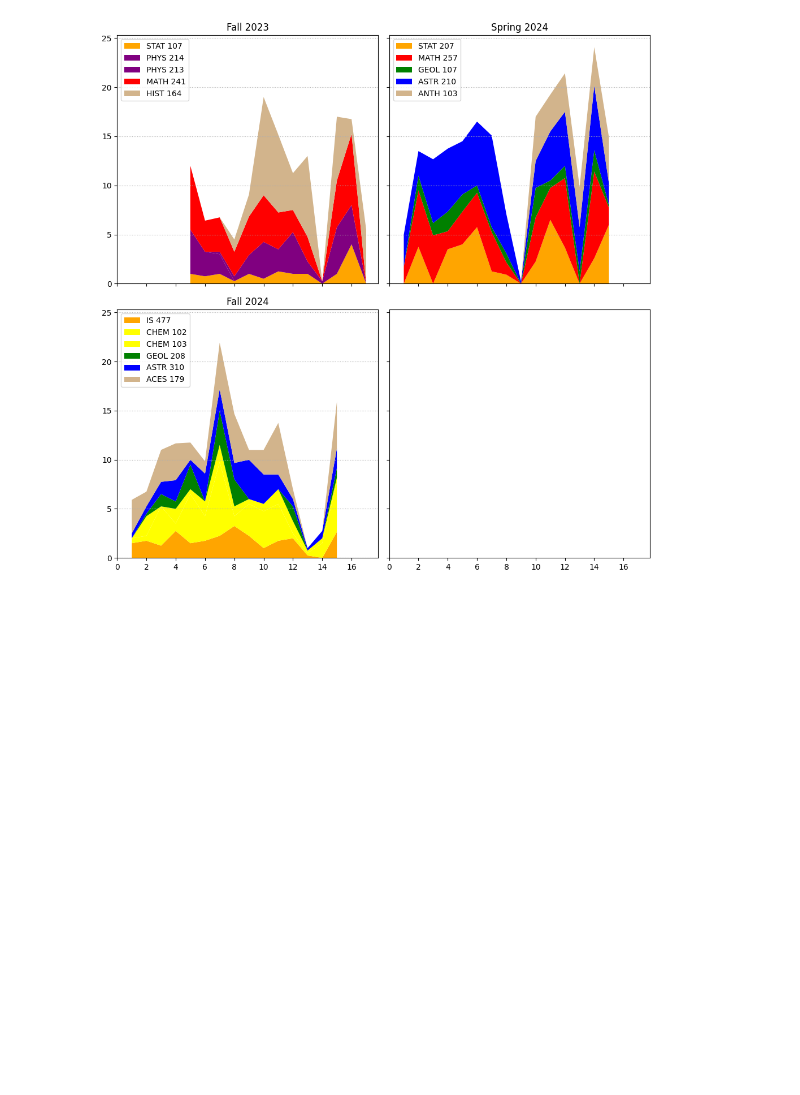
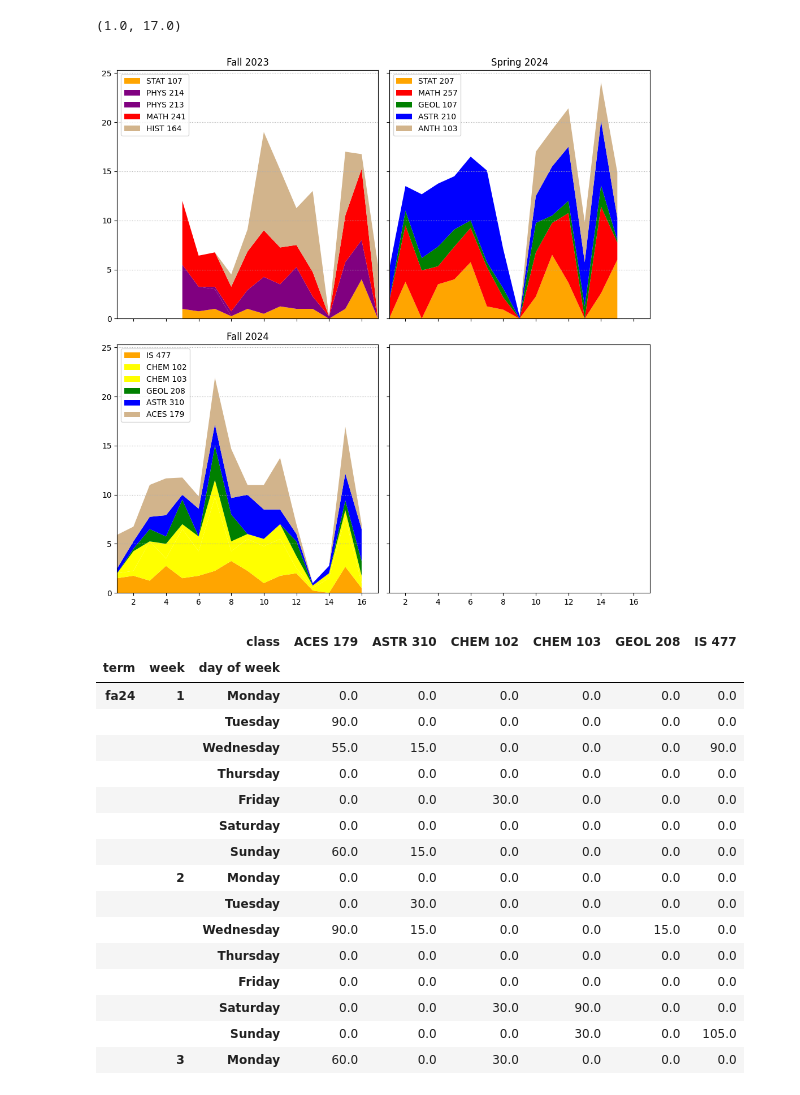
Before and after one commit to ryguy2k4/studytime, a Jupyter notebook: src/stack_plots.ipynb, the cells around one changed output. Cells and saved outputs as stored; diff of their text form; code cells hidden in the pictures; blank space fills up the shorter version.

```diff
--- a/src/stack_plots.ipynb
+++ b/src/stack_plots.ipynb
@@ -48,8 +59,30 @@ fig.align_xlabels()
 ax[0,0].set_xticks(list(range(0,17,2)))
 plt.tight_layout()
 fig.savefig('../results/stackplot_by_class.png')
+plt.xlim(1, 17)
 # %% [output]
+(1.0, 17.0)
-[figure, old version]
+[figure, new version]
+# %%
+fa24.head(15)
+# %% [output]
+|  |  | class | ACES 179 | ASTR 310 | CHEM 102 | CHEM 103 | GEOL 208 | IS 477 |
+| term | week | day of week |  |  |  |  |  |  |
+| fa24 | 1 | Monday | 0.0 | 0.0 | 0.0 | 0.0 | 0.0 | 0.0 |
+|  |  | Tuesday | 90.0 | 0.0 | 0.0 | 0.0 | 0.0 | 0.0 |
+|  |  | Wednesday | 55.0 | 15.0 | 0.0 | 0.0 | 0.0 | 90.0 |
+|  |  | Thursday | 0.0 | 0.0 | 0.0 | 0.0 | 0.0 | 0.0 |
+|  |  | Friday | 0.0 | 0.0 | 30.0 | 0.0 | 0.0 | 0.0 |
+|  |  | Saturday | 0.0 | 0.0 | 0.0 | 0.0 | 0.0 | 0.0 |
+|  |  | Sunday | 60.0 | 15.0 | 0.0 | 0.0 | 0.0 | 0.0 |
+|  | 2 | Monday | 0.0 | 0.0 | 0.0 | 0.0 | 0.0 | 0.0 |
+|  |  | Tuesday | 0.0 | 30.0 | 0.0 | 0.0 | 0.0 | 0.0 |
+|  |  | Wednesday | 90.0 | 15.0 | 0.0 | 0.0 | 15.0 | 0.0 |
+|  |  | Thursday | 0.0 | 0.0 | 0.0 | 0.0 | 0.0 | 0.0 |
+|  |  | Friday | 0.0 | 0.0 | 0.0 | 0.0 | 0.0 | 0.0 |
+|  |  | Saturday | 0.0 | 0.0 | 30.0 | 90.0 | 0.0 | 0.0 |
+|  |  | Sunday | 0.0 | 0.0 | 0.0 | 30.0 | 0.0 | 105.0 |
+|  | 3 | Monday | 60.0 | 0.0 | 30.0 | 0.0 | 0.0 | 0.0 |
 # %%
 ds_group = ['STAT 107', 'STAT 207', 'IS 477']
 astro_group = ['ASTR 210', 'ASTR 310']
```
Also changed, not shown: parts of 4 cells of this notebook, 7 other files.
